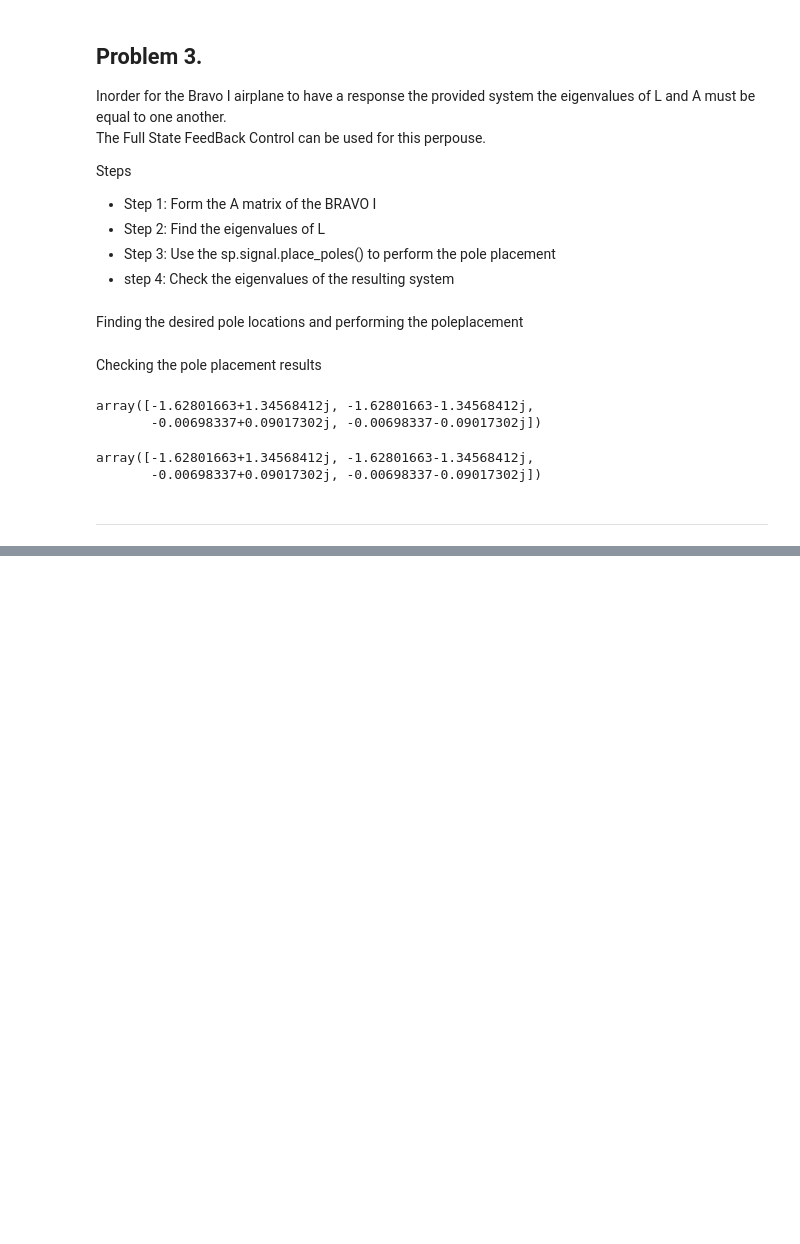
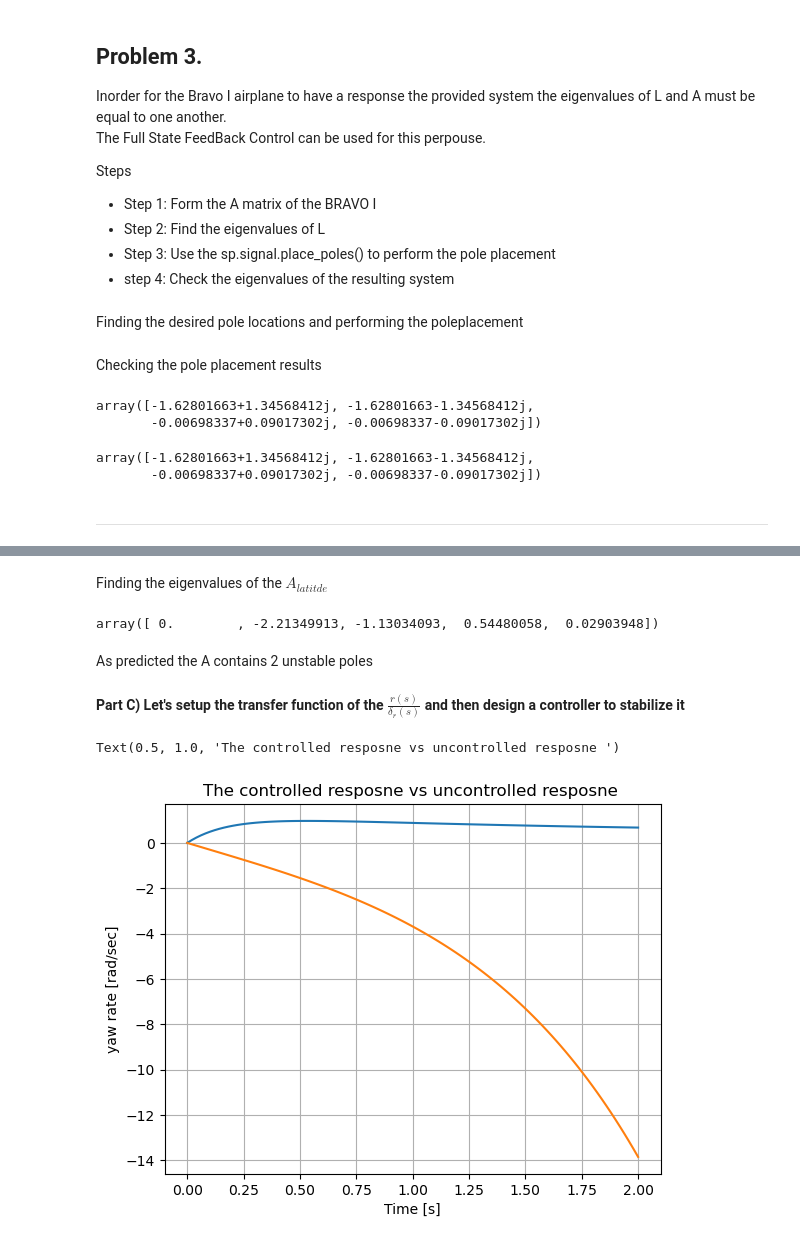
Before and after one commit to manisalehi/6DOF, a Jupyter notebook: phase_4.ipynb, the cells around one changed output, grey strips where cells are left out. Drawn from its saved outputs; the diff is of its cells as text; code cells hidden in the pictures; blank space fills up the shorter version.

```diff
--- a/phase_4.ipynb
+++ b/phase_4.ipynb
@@ -91,0 +162,38 @@ array([-1.62801663+1.34568412j, -1.62801663-1.34568412j,
+# %% [markdown]
+Finding the eigenvalues of the $A_{latitde}$
+# %%
+np.linalg.eigvals(A_lat)
+# %% [output]
+array([ 0.        , -2.21349913, -1.13034093,  0.54480058,  0.02903948])
+# %% [markdown]
+As predicted the A contains 2 unstable poles
+# %% [markdown]
+<b> Part C) Let's setup the transfer function of the $\frac{r(s)}{\delta_{r}(s)}$ and then design a controller to stabilize it </b>
+# %%
+num = [N_prime_rudder, -Yv * N_prime_rudder + Y_rudder/U0]
+dnum = [1, -(Yv + N_prime_r), (N_prime_beta + Yv * N_prime_r)]
+
+plant = control.tf(num, dnum)
+
+# After using the PID tunner in matlab the constant gain of Kp = 2.174 is selected
+# The plant will become
+num = [6.5, 1.3]
+dnum = [1, 6.12, 3.2]
+
+controlled_sys = control.tf(num, dnum)
+
+time = np.linspace(0,2, 100)
+
+_, trajectory_uncontrolled = control.step_response(plant, time)
+_, trajectory_controlled= control.step_response(controlled_sys, time)
+
+# Plotting the response
+plt.plot(time, trajectory_controlled)
+plt.plot(time, trajectory_uncontrolled)
+plt.grid()
+plt.xlabel("Time [s]")
+plt.ylabel("yaw rate [rad/sec]")
+plt.title("The controlled resposne vs uncontrolled resposne to step input ")
+# %% [output]
+Text(0.5, 1.0, 'The controlled resposne vs uncontrolled resposne ')
+[figure, added]
```
Also changed, not shown: parts of 10 cells of this notebook.
